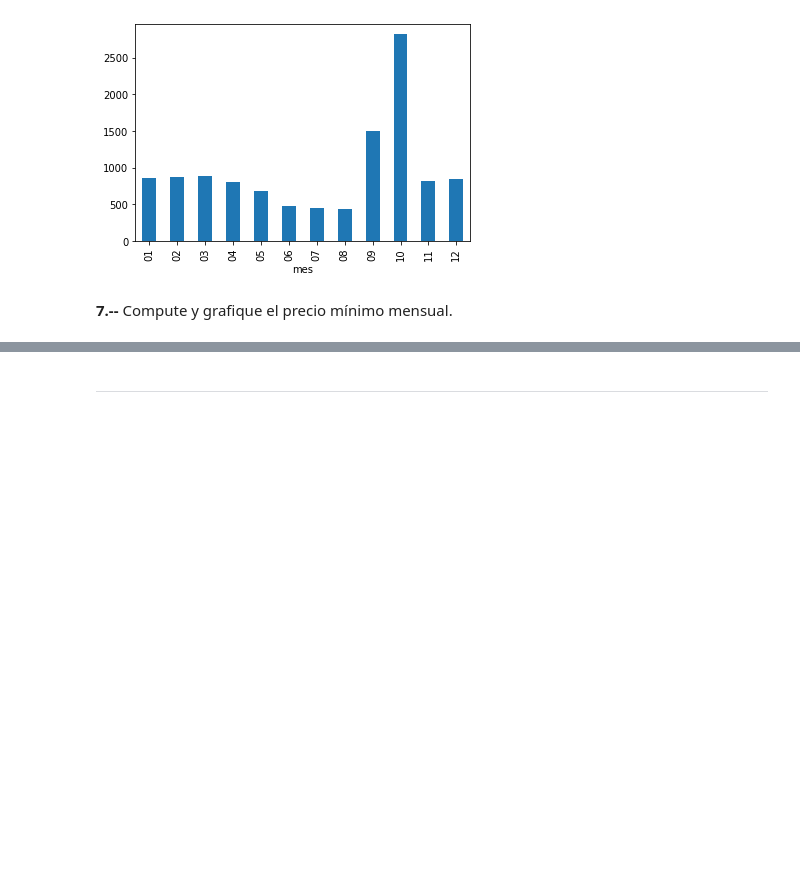
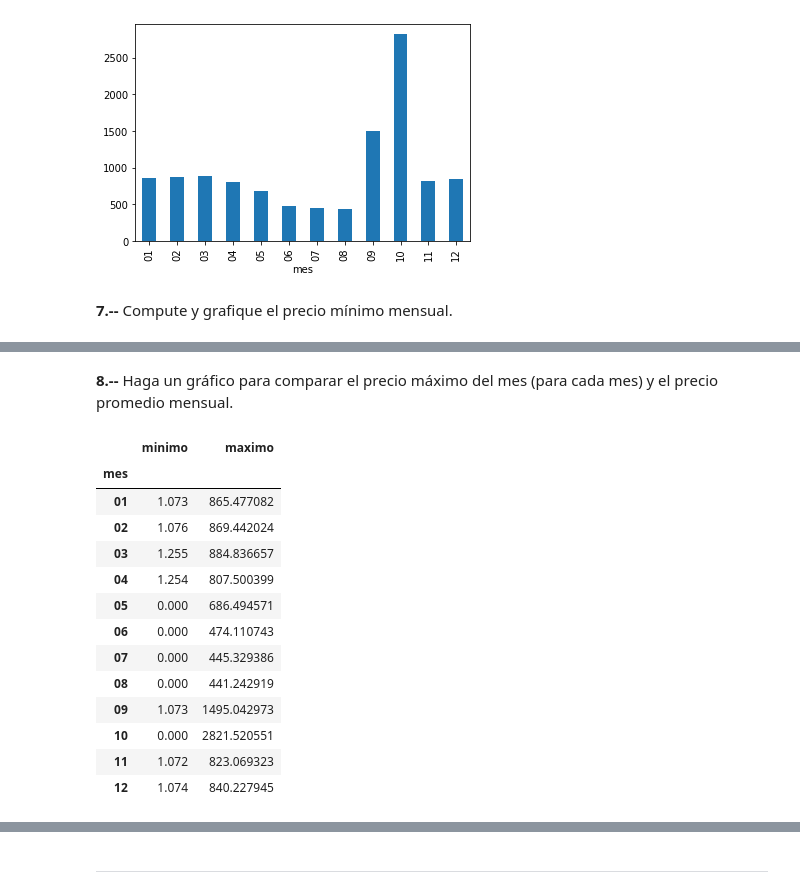
Before and after one commit to cda-2019-01/lab-analisis-exploratorio-de-datos-jgarciade, a Jupyter notebook: LAB-precios-electricidad.ipynb, the cells around one changed output, grey strips where cells are left out. Saved outputs shown, nothing was run; the diff lists cells and outputs as text; code cells hidden in the pictures; blank space fills up the shorter version.

```diff
--- a/LAB-precios-electricidad.ipynb
+++ b/LAB-precios-electricidad.ipynb
@@ -162,0 +168,22 @@ df_month.groupby('mes')['Precio'].apply(np.max).plot(kind='bar')
+# %% [markdown]
+**8.--** Haga un gráfico para comparar el precio máximo del mes (para cada mes) y el precio promedio mensual.
+# %%
+df_month_compare = pd.DataFrame({'minimo': [], 'maximo': []})
+df_month_compare['maximo'] = df_month.groupby('mes')['Precio'].apply(np.max)
+df_month_compare['minimo'] = df_month.groupby('mes')['Precio'].apply(np.min)
+df_month_compare
+# %% [output]
+|  | minimo | maximo |
+| mes |  |  |
+| 01 | 1.073 | 865.477082 |
+| 02 | 1.076 | 869.442024 |
+| 03 | 1.255 | 884.836657 |
+| 04 | 1.254 | 807.500399 |
+| 05 | 0.000 | 686.494571 |
+| 06 | 0.000 | 474.110743 |
+| 07 | 0.000 | 445.329386 |
+| 08 | 0.000 | 441.242919 |
+| 09 | 1.073 | 1495.042973 |
+| 10 | 0.000 | 2821.520551 |
+| 11 | 1.072 | 823.069323 |
+| 12 | 1.074 | 840.227945 |
```
Also changed, not shown: parts of 3 cells of this notebook.
